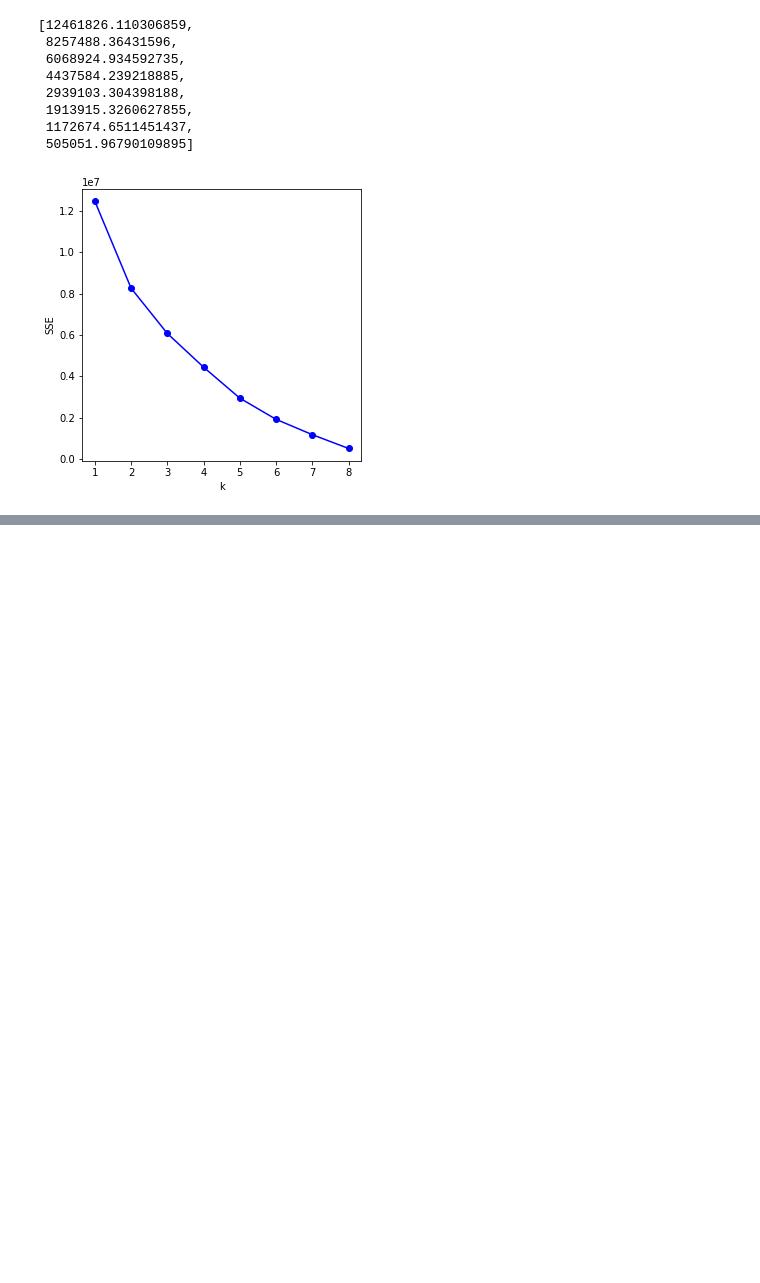
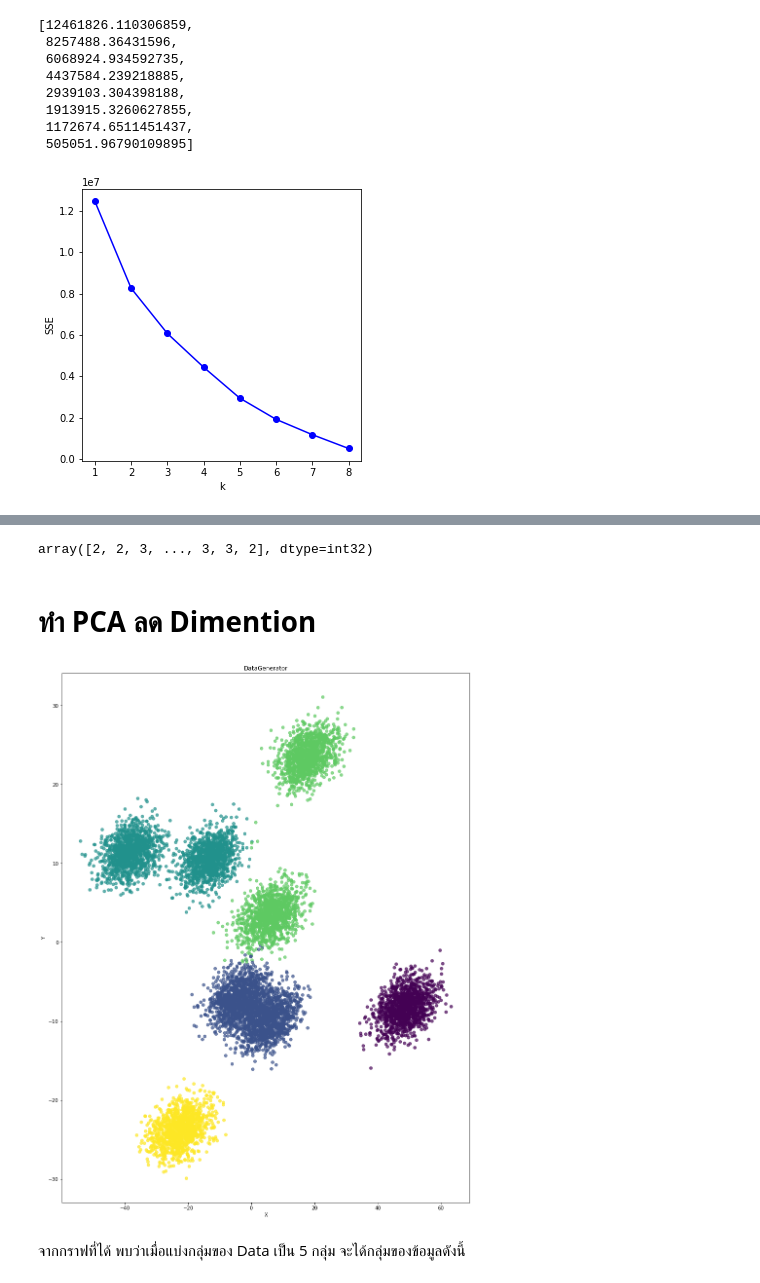
Before and after one commit to Jaomiew/Multivariate, a Jupyter notebook: Multivariate_Exam.ipynb, the cells around one changed output, grey strips where cells are left out. Drawn from its saved outputs; the diff is of its cells as text; code cells hidden in the pictures; blank space fills up the shorter version.

```diff
--- a/Multivariate_Exam.ipynb
+++ b/Multivariate_Exam.ipynb
@@ -177,0 +242,12 @@ plt.ylabel('SSE');
+# %%
+#ทดสอบการจัดกลุ่มของ Data
+y = kmeans.predict(Data) #กำหนดให้ข้อมูลที่ทำการจัดกลุ่มเป็น y
+y
+# %% [output]
+array([2, 2, 3, ..., 3, 3, 2], dtype=int32)
+# %% [markdown]
+# **ทำ PCA ลด Dimention**
+# %%
+pca = PCA(n_components=2)
+# %%
+new_pca = pca.fit_transform(Data)
@@ -177,0 +256,12 @@ plt.ylabel('SSE');
+# %%
+matplotlib.rcParams['figure.figsize']=[15,20] #ทำการเพิ่มขนาดของกราฟ เพื่อให้ดูการกระจายของข้อมูลได้ง่ายขึ้นและดูข้อมุลที่ซ้อนทับกันได้ง่ายขึ้น
+# %%
+plt.scatter(new_pca[:,0],new_pca[:,1],c=y,alpha=0.7)
+plt.title('DataGenerator')
+plt.xlabel('X')
+plt.ylabel('Y');
+# %% [output]
+[figure, added]
+# %% [markdown]
+
+จากกราฟที่ได้ พบว่าเมื่อแบ่งกลุ่มของ Data เป็น 5 กลุ่ม จะได้กลุ่มของข้อมูลดังนี้
```
Also changed, not shown: parts of 26 cells of this notebook.
